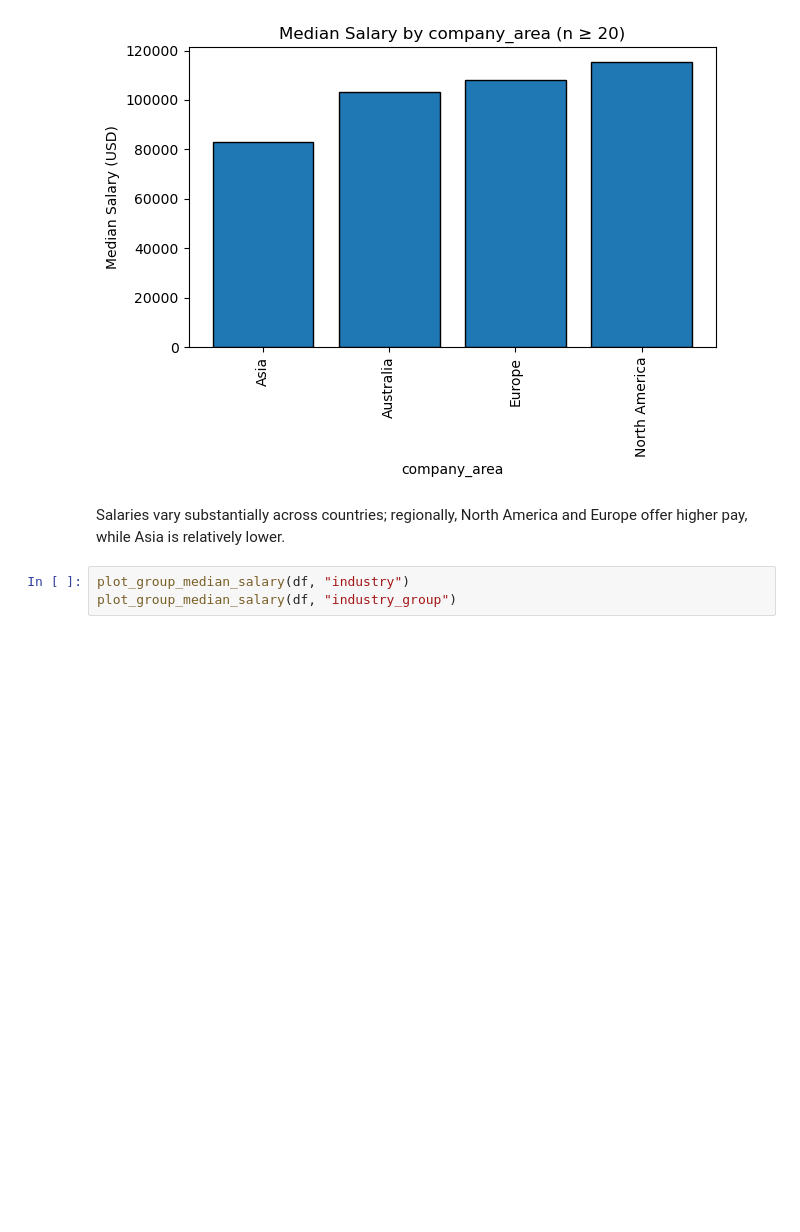
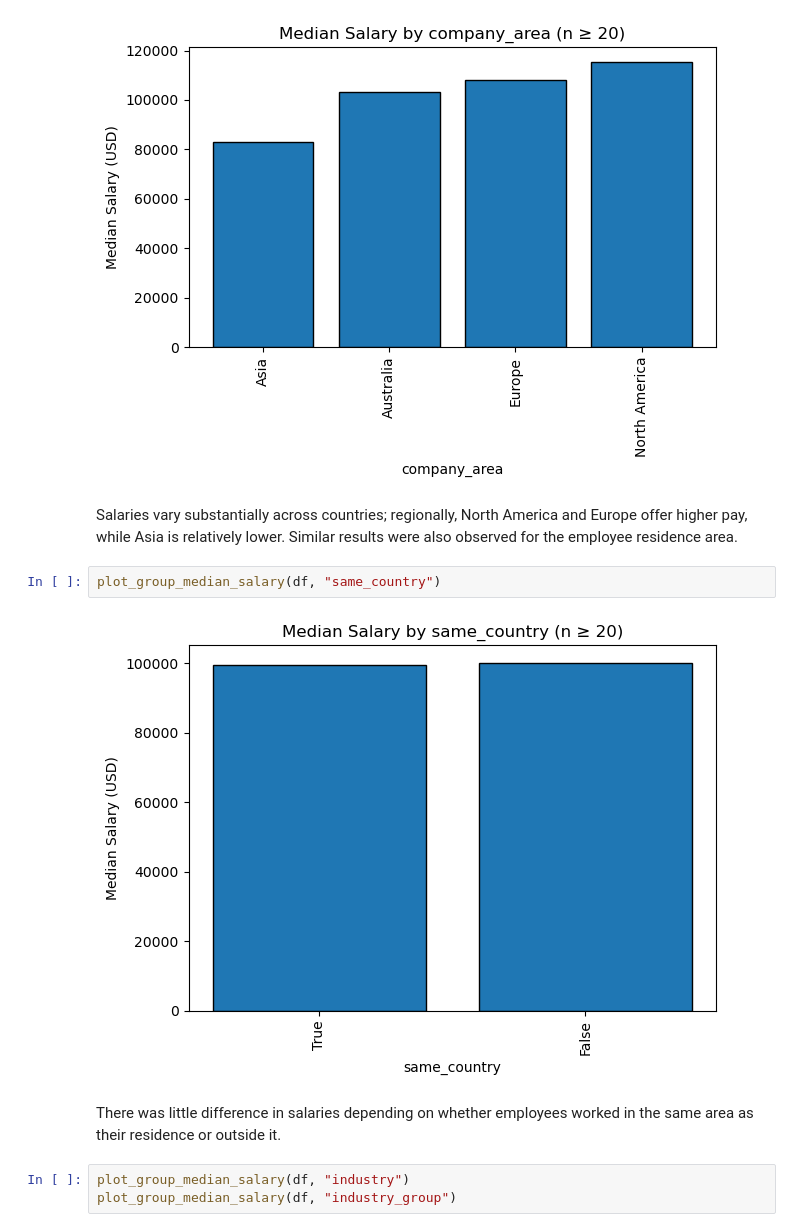
Before and after one commit to mionam0304-lang/d100_d400_code_mm2935, a Jupyter notebook: eda_cleaning.ipynb, the cells around one changed output. Drawn from its saved outputs; the diff is of its cells as text; blank space fills up the shorter version.

```diff
--- a/eda_cleaning.ipynb
+++ b/eda_cleaning.ipynb
@@ -213,7 +219,13 @@ plot_group_median_salary(df, "company_area")
 [figure]
 [figure]
 # %% [markdown]
-Salaries vary substantially across countries; regionally, North America and Europe offer higher pay, while Asia is relatively lower.
+Salaries vary substantially across countries; regionally, North America and Europe offer higher pay, while Asia is relatively lower. Similar results were also observed for the employee residence area.
+# %%
+plot_group_median_salary(df, "same_country")
+# %% [output]
+[figure, added]
+# %% [markdown]
+There was little difference in salaries depending on whether employees worked in the same area as their residence or outside it.
 # %%
 plot_group_median_salary(df, "industry")
 plot_group_median_salary(df, "industry_group")
```
Also changed, not shown: parts of 7 cells of this notebook, 3 other files.
